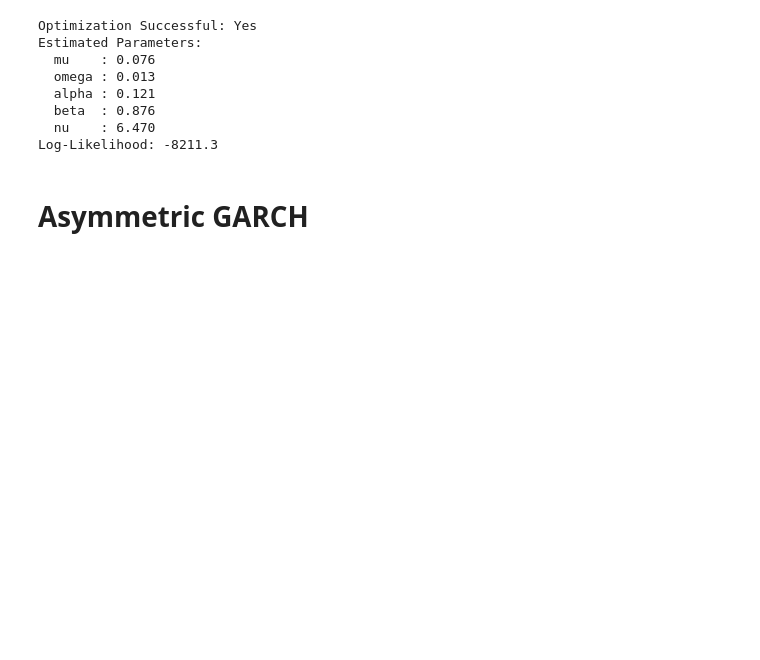
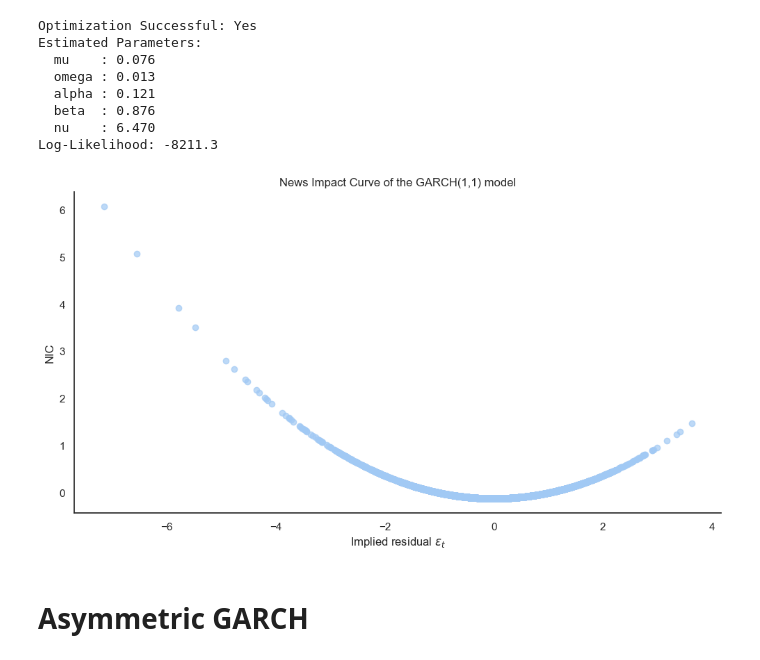
Before and after one commit to typesparky/Econometrics-Intro-Case-Seminar, a Jupyter notebook: Case2/Case 2 Code.ipynb, the cells around one changed output. Cells and saved outputs as stored; diff of their text form; code cells hidden in the pictures; blank space fills up the shorter version.

```diff
--- a/Case2/Case 2 Code.ipynb
+++ b/Case2/Case 2 Code.ipynb
@@ -133,6 +161,23 @@ Estimated Parameters:
   beta  : 0.876
   nu    : 6.470
 Log-Likelihood: -8211.3
+# %%
+sns.set(palette='pastel', font='serif')
+sns.set_style('white')
+
+conditional_var = garch(mu_hat, omega_hat, alpha_hat, beta_hat, returns)
+epsilon = (returns - mu_hat) / np.sqrt(conditional_var)
+nic = alpha_hat * (epsilon**2 * (epsilon >= 0) - 1/2) + alpha_hat * (epsilon**2 * (epsilon < 0) - 1/2)
+plt.figure(figsize=(12, 6))
+plt.scatter(epsilon, nic, alpha=0.7)
+plt.xlabel('Implied residual $\epsilon_t$')
+plt.ylabel('NIC')
+plt.title('News Impact Curve of the GARCH(1,1) model')
+sns.despine()
+
+plt.show()
+# %% [output]
+[figure, added]
 # %% [markdown]
 # Asymmetric GARCH
 # %%
```
Also changed, not shown: parts of 12 cells of this notebook.
